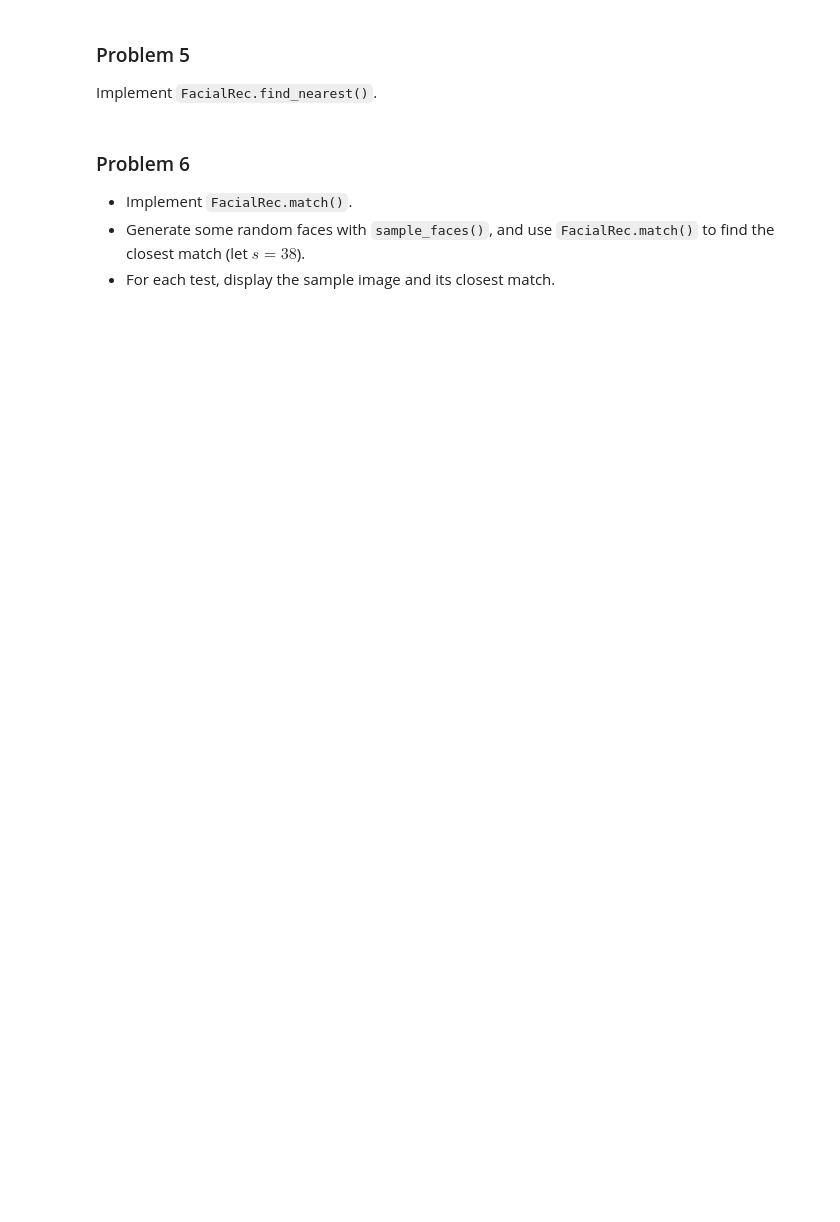
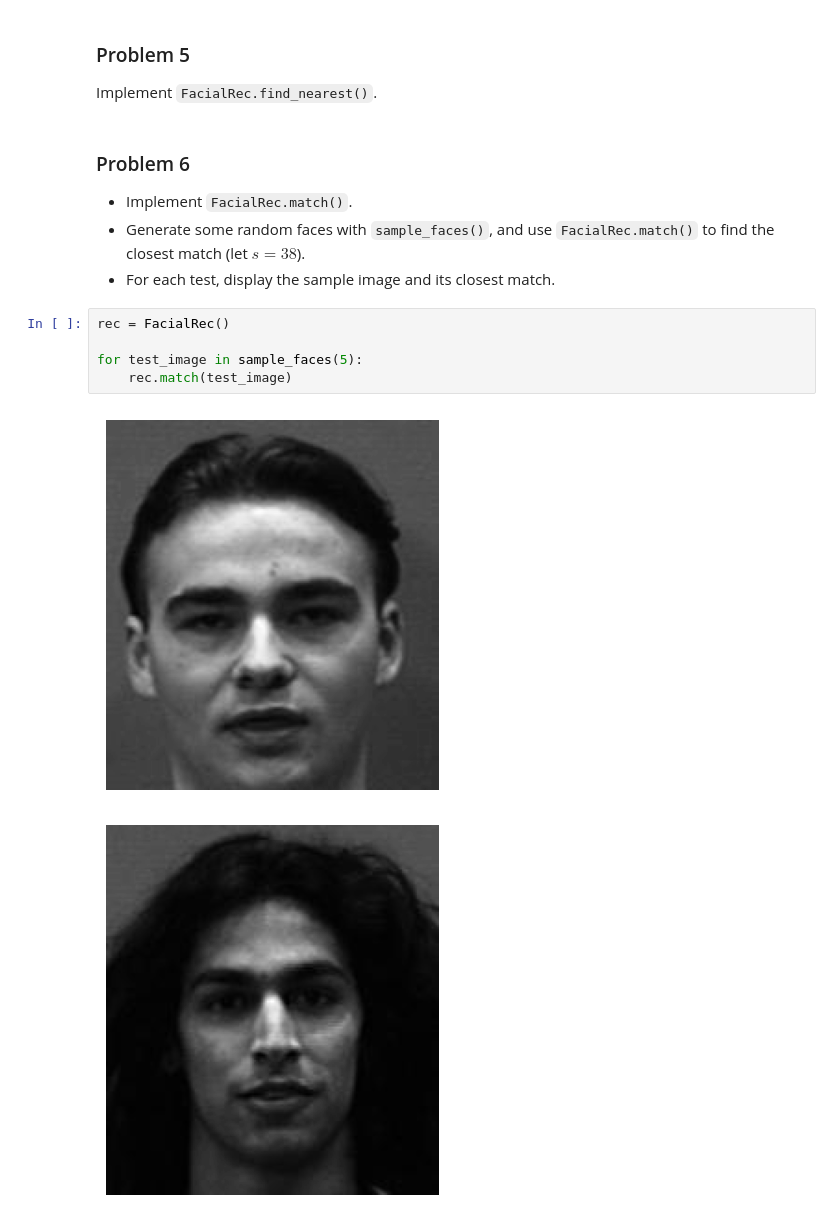
Before and after one commit to seyfdall/ACME_Volume_1, a Jupyter notebook: FacialRecognition/facial_recognition.ipynb, the cells around one changed output. Drawn from its saved outputs; the diff is of its cells as text; blank space fills up the shorter version.

```diff
--- a/FacialRecognition/facial_recognition.ipynb
+++ b/FacialRecognition/facial_recognition.ipynb
@@ -183,3 +230,11 @@ Implement `FacialRec.find_nearest()`.
 - Implement `FacialRec.match()`.
 - Generate some random faces with `sample_faces()`, and use `FacialRec.match()` to find the closest match (let $s=38$).
 - For each test, display the sample image and its closest match.
+# %%
+rec = FacialRec()
+
+for test_image in sample_faces(5):
+    rec.match(test_image)
+# %% [output]
+[figure, added]
+[figure, added]
```
Also changed, not shown: parts of 6 cells of this notebook.
